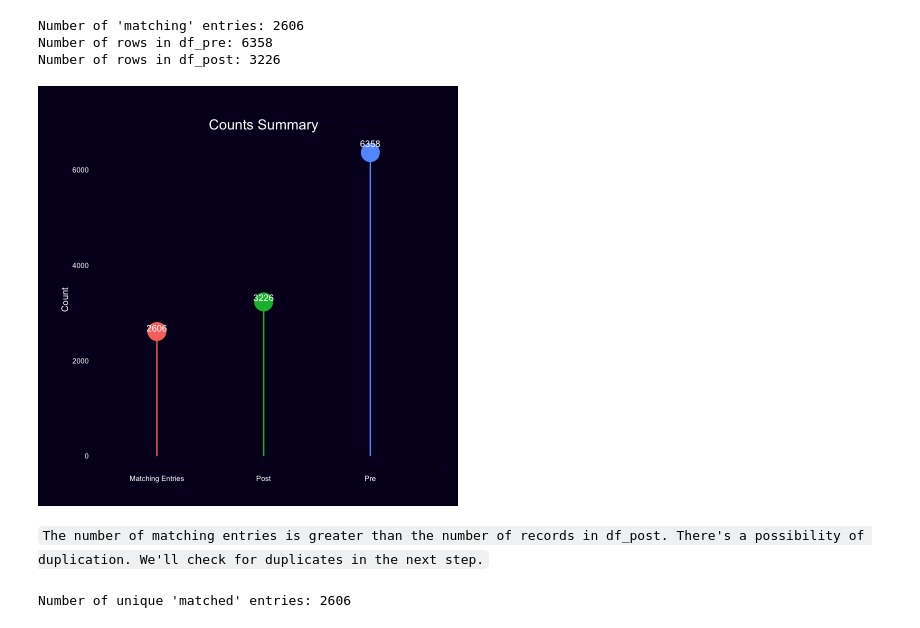
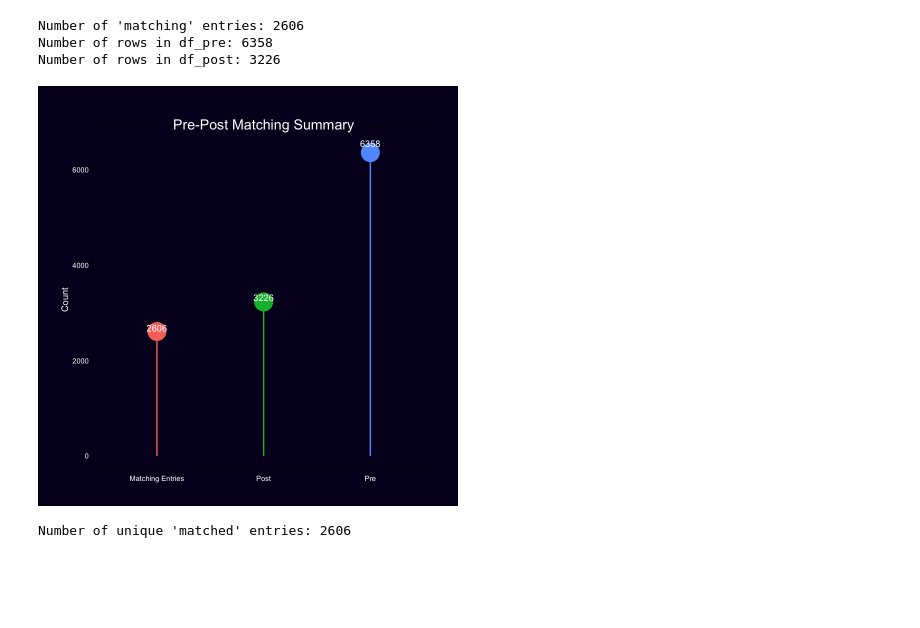
Before and after one commit to pokwir/Jack-Talk-Surveys, a Jupyter notebook: code/data_cleaning.ipynb, the cells around one changed output. Saved outputs shown, nothing was run; the diff lists cells and outputs as text; code cells hidden in the pictures; blank space fills up the shorter version.

```diff
--- a/code/data_cleaning.ipynb
+++ b/code/data_cleaning.ipynb
@@ -681,38 +694,36 @@ Number of rows in df_post: 3226
 # Load the necessary library
 library(ggplot2)
 
 # Sample data
 data_summary <- data.frame(
   dataset = c("Matching Entries", "Pre", "Post"),
   count = c(count_matched, count_df_pre, count_df_post)
 )
 
 ggplot(data_summary, aes(x = dataset, y = count, fill = dataset)) +
   geom_col(width = 0.005, aes(color = factor(dataset))) + geom_point(aes(color = factor(dataset)), size =10) +
   geom_text(aes(label = count), position = position_stack(vjust = 1.03), color = "white") +
   scale_fill_manual(values = c("Matching Entries" = "#0cb9f8", "Pre" = "#04d6b3", "Post" = "#ee7503")) +
   theme_minimal() +
   theme(plot.background = element_rect(fill = "#050022"),plot.margin = unit(c(1, 1, 1, 1), "cm"),
         panel.background = element_rect(fill = "#050022"),
         panel.grid.major = element_blank(),
         panel.grid.minor = element_blank(),
         axis.line = element_line(color = "white"),
         axis.line.y = element_blank(),
         axis.line.x = element_blank(),
         axis.text = element_text(color = "white"),
         axis.title = element_blank(),
         axis.ticks = element_blank(),
         legend.position = "none",
         axis.title.y = element_text(color = "white"),
         plot.title = element_text(color = "white", size = 17, lineheight = 5, vjust = -2, hjust = 0.5)) +
-  labs(title = "Counts Summary",
+  labs(title = "Pre-Post Matching Summary",
        y = "Count") +
   ylim(c(0, max(data_summary$count) + 200))
-  # + ggsave("/Users/patrickokwir/Desktop/Lighthouse-data-notes/Jack-Talk-Surveys/assets/count_summary.png", width = 8, height = 6, units = "in")
+  #+ ggsave("/Users/patrickokwir/Desktop/Lighthouse-data-notes/Jack-Talk-Surveys/assets/count_summary.png", width = 8, height = 6, units = "in")
 # %% [output]
-[figure, old version]
+[figure, new version]
-# %% [markdown]
-`The number of matching entries is greater than the number of records in df_post. There's a possibility of duplication. We'll check for duplicates in the next step.`
 # %%
 # Quality control
 #Count the number of unique 'matched' entries in the 'Matched' column
```
Also changed, not shown: parts of 9 cells of this notebook, 18 other files.
